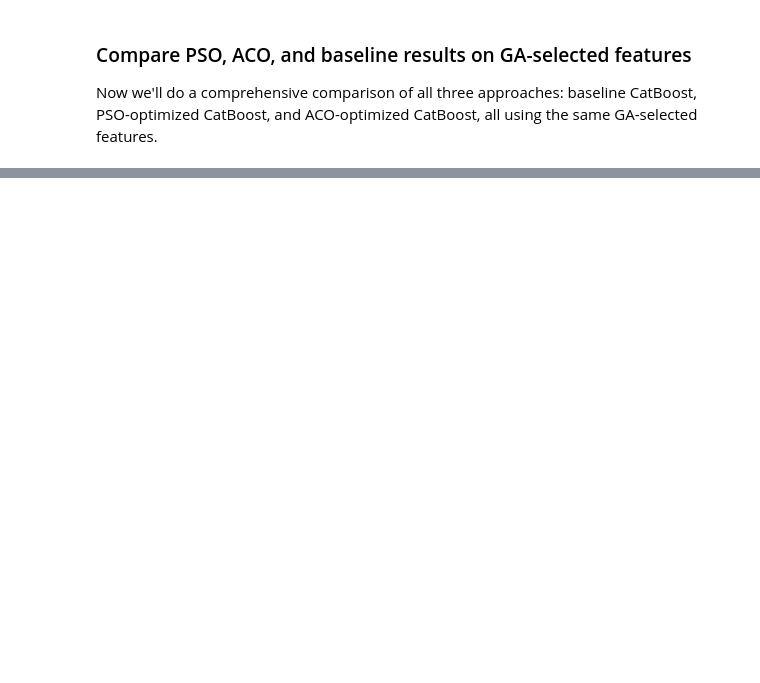
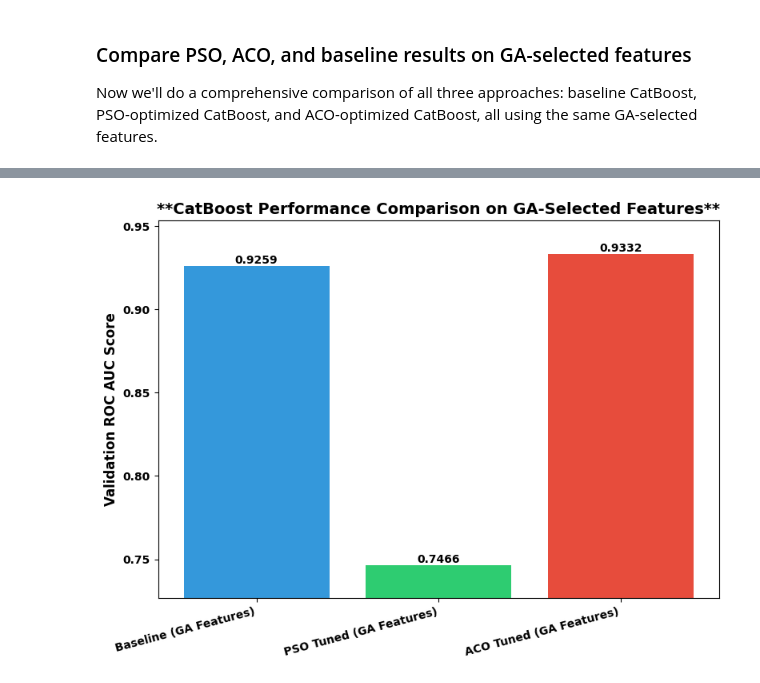
Before and after one commit to poinka/FraudDetection, a Jupyter notebook: main.ipynb, the cells around one changed output, grey strips where cells are left out. Cells and saved outputs as stored; diff of their text form; code cells hidden in the pictures; blank space fills up the shorter version.

```diff
--- a/main.ipynb
+++ b/main.ipynb
@@ -1430,0 +1357,12 @@ GA-selected features:
+# %%
+feature_names = X_train_scaled.columns
+selected_feature_names = [feature_names[i] for i in best_features]
+
+ga_feature_mapping = {
+    'indices': best_features,
+    'names': selected_feature_names
+}
+
+# Export the GA feature information
+with open('ga_selected_features_for_catboost.json', 'w') as f:
+    json.dump(ga_feature_mapping, f, indent=4)
@@ -2366,0 +2261,84 @@ Created utility function 'predict_fraud()' for easy model deployment
+# %%
+from sklearn.metrics import roc_curve
+
+# 1. Train the Baseline CatBoost model on GA-selected features
+print("Training Baseline CatBoost model on GA-selected features...")
+baseline_model_ga = CatBoostClassifier(
+    iterations=500,          # Using the same iterations as initial baseline tests
+    learning_rate=0.1,       # Default learning rate used before
+    depth=6,                 # Default depth used before
+    class_weights=class_weights_dict,
+    random_seed=42,
+    loss_function='Logloss',
+    eval_metric='AUC',
+    verbose=100              # Show progress
+)
+
+baseline_model_ga.fit(
+    X_train_ga, y_train,
+    eval_set=(X_val_ga, y_val),
+    early_stopping_rounds=50, # Use early stopping like the others
+    verbose=100
+)
+print("Baseline model training finished.")
+
+# 2. Make predictions on the validation set for all models
+y_pred_baseline_ga = baseline_model_ga.predict_proba(X_val_ga)[:, 1]
+y_pred_pso_ga = final_model_pso.predict_proba(X_val_ga)[:, 1]
+y_pred_aco_ga = final_model_aco.predict_proba(X_val_ga)[:, 1]
+
+# 3. Calculate ROC AUC scores
+auc_baseline_ga = roc_auc_score(y_val, y_pred_baseline_ga)
+auc_pso_ga = roc_auc_score(y_val, y_pred_pso_ga)
+auc_aco_ga = roc_auc_score(y_val, y_pred_aco_ga)
+
+print(f"\n**Validation ROC AUC Scores on GA-Selected Features:**")
+print(f"**Baseline CatBoost:** {auc_baseline_ga:.6f}")
+print(f"**PSO-Optimized CatBoost:** {auc_pso_ga:.6f}")
+print(f"**ACO-Optimized CatBoost:** {auc_aco_ga:.6f}")
+
+# 4. Create Bar Plot for ROC AUC Scores
+plt.figure(figsize=(8, 6))
+models = ['Baseline (GA Features)', 'PSO Tuned (GA Features)', 'ACO Tuned (GA Features)']
+scores = [auc_baseline_ga, auc_pso_ga, auc_aco_ga]
+colors = ['#3498db', '#2ecc71', '#e74c3c'] # Blue, Green, Red
+
+bars = plt.bar(models, scores, color=colors)
+plt.ylabel('Validation ROC AUC Score', fontsize=12, fontweight='bold')
+plt.title('**CatBoost Performance Comparison on GA-Selected Features**', fontsize=14, fontweight='bold')
+plt.ylim(min(scores) - 0.02, max(scores) + 0.02) # Adjust y-axis limits
+plt.xticks(rotation=15, ha='right', fontsize=10, fontweight='bold')
+plt.yticks(fontweight='bold')
+
+# Add score labels on top of bars
+for bar in bars:
+    yval = bar.get_height()
+    plt.text(bar.get_x() + bar.get_width()/2.0, yval, f'{yval:.4f}', va='bottom', ha='center', fontweight='bold') # va: vertical alignment
+
+plt.tight_layout()
+plt.show()
+
+# 5. Calculate ROC Curve data
+fpr_base_ga, tpr_base_ga, _ = roc_curve(y_val, y_pred_baseline_ga)
+fpr_pso_ga, tpr_pso_ga, _ = roc_curve(y_val, y_pred_pso_ga)
+fpr_aco_ga, tpr_aco_ga, _ = roc_curve(y_val, y_pred_aco_ga)
+
+# 6. Create ROC Curve Plot
+plt.figure(figsize=(10, 8))
+plt.plot(fpr_base_ga, tpr_base_ga, color='#3498db', lw=2, label=f'**Baseline (AUC = {auc_baseline_ga:.4f})**')
+plt.plot(fpr_pso_ga, tpr_pso_ga, color='#2ecc71', lw=2, label=f'**PSO Tuned (AUC = {auc_pso_ga:.4f})**')
+plt.plot(fpr_aco_ga, tpr_aco_ga, color='#e74c3c', lw=2, label=f'**ACO Tuned (AUC = {auc_aco_ga:.4f})**')
+
+plt.plot([0, 1], [0, 1], color='grey', lw=1, linestyle='--', label='Chance (AUC = 0.50)') # Random guess line
+
+plt.xlim([0.0, 1.0])
+plt.ylim([0.0, 1.05])
+plt.xlabel('False Positive Rate (FPR)', fontsize=12, fontweight='bold')
+plt.ylabel('True Positive Rate (TPR)', fontsize=12, fontweight='bold')
+plt.title('**ROC Curves: Baseline vs. PSO vs. ACO on GA Features**', fontsize=14, fontweight='bold')
+plt.legend(loc="lower right", fontsize=11, title_fontproperties={'weight':'bold'}, facecolor='white', framealpha=0.8)
+plt.grid(alpha=0.3)
+plt.xticks(fontweight='bold')
+plt.yticks(fontweight='bold')
+plt.show()
+# %% [output]
@@ -2366,0 +2362 @@ Created utility function 'predict_fraud()' for easy model deployment
+[figure, added]
```
Also changed, not shown: parts of 82 cells of this notebook, 22 other files.
